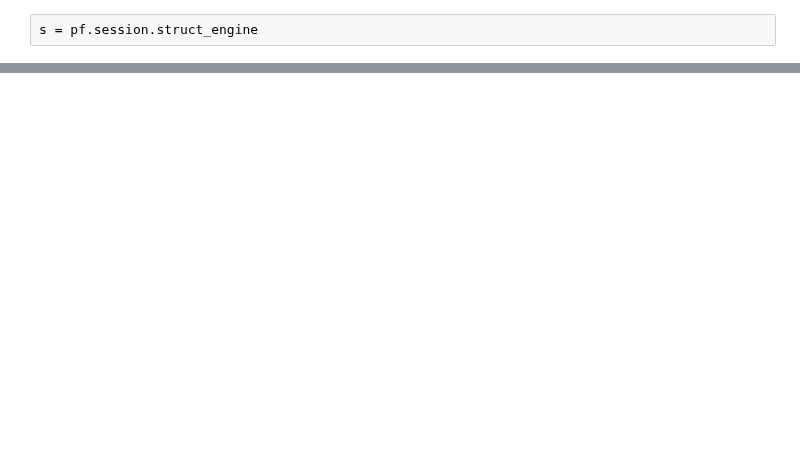
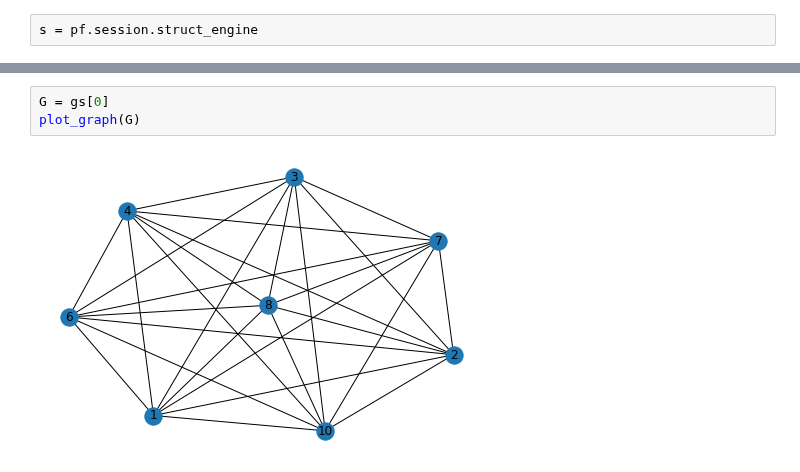
Before and after one commit to sis-ethz/Profiler-Public, a Jupyter notebook: tutorials/Tutorial1_Hospital.ipynb, the cells around one changed output, grey strips where cells are left out. Cells and saved outputs as stored; diff of their text form; blank space fills up the shorter version.

```diff
--- a/tutorials/Tutorial1_Hospital.ipynb
+++ b/tutorials/Tutorial1_Hospital.ipynb
@@ -81,0 +78,5 @@ s.ordering
+# %%
+G = gs[0]
+plot_graph(G)
+# %% [output]
+[figure, added]
```
Also changed, not shown: parts of 21 cells of this notebook, 4 other files.
